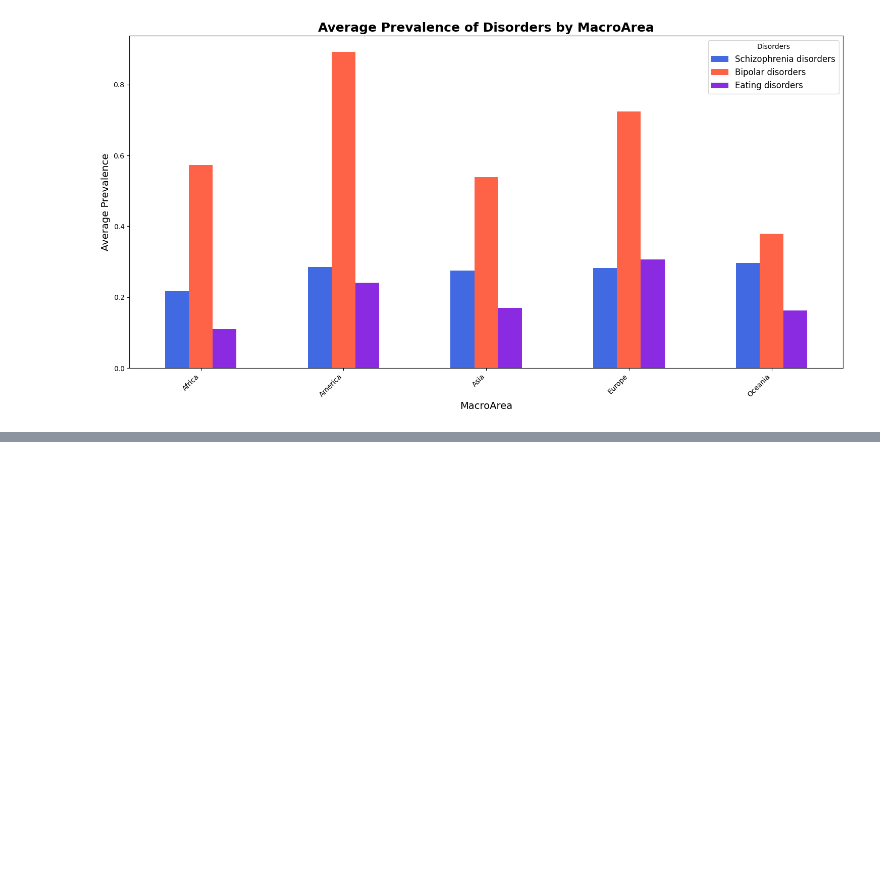
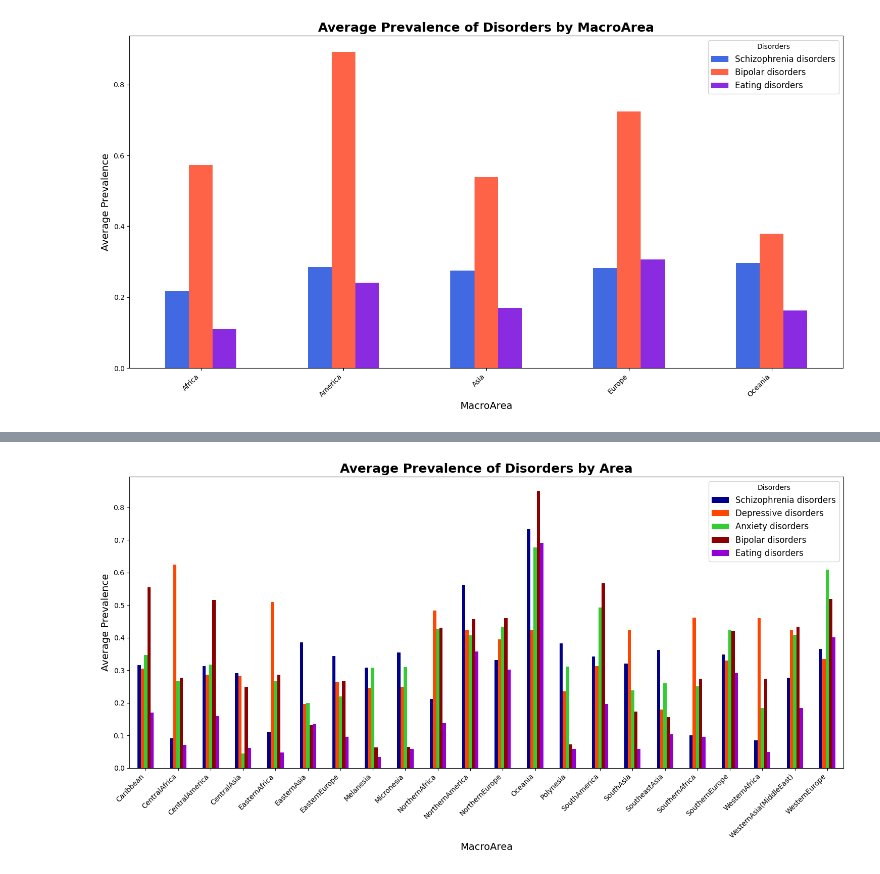
Before and after one commit to ZandomeneghiChiara/MentalHealth_SR, a Jupyter notebook: MentalHealth_SR.ipynb, the cells around one changed output, grey strips where cells are left out. Saved outputs shown, nothing was run; the diff lists cells and outputs as text; code cells hidden in the pictures; blank space fills up the shorter version.

```diff
--- a/MentalHealth_SR.ipynb
+++ b/MentalHealth_SR.ipynb
@@ -955,0 +958,4 @@ plt.show()
+# %%
+disorders = ['Schizophrenia disorders','Depressive disorders','Anxiety disorders','Bipolar disorders','Eating disorders']
+normalized_df = filtered_df1[disorders]
+normalized_df
@@ -955,0 +976,3 @@ plt.show()
+# %%
+norm_df1 = (normalized_df-normalized_df.min())/(normalized_df.max()-normalized_df.min())
+norm_df1
@@ -955,0 +993,5 @@ plt.show()
+# %%
+norm_df1['Entity'] = filtered_df1['Entity']
+norm_df1['Area'] = filtered_df1['Area']
+norm_df1['MacroArea'] = filtered_df1['MacroArea']
+norm_df1
@@ -955,0 +1012,22 @@ plt.show()
+# %%
+# Remove spaces from area names
+norm_df1['Area'] = filtered_df1['Area'] .str.replace(' ', '')
+
+# Group the data by 'Area' and calculate the mean for each disorder
+
+plotdata = norm_df1.groupby('Area')[disorders].mean()
+
+# Define the colors for each disorder
+colors = ['darkblue', 'orangered', 'limegreen', 'darkred', 'darkviolet']
+
+# Plotting
+plotdata.plot(kind="bar", figsize=(15, 8), color=colors)
+plt.title('Average Prevalence of Disorders by Area', fontsize=18, weight='bold')
+plt.xlabel('MacroArea', fontsize=14)
+plt.ylabel('Average Prevalence', fontsize=14)
+plt.legend(title='Disorders', fontsize=12)
+plt.xticks(rotation=45, ha='right')
+plt.tight_layout()
+plt.show()
+# %% [output]
+[figure, added]
```
Also changed, not shown: parts of 7 cells of this notebook.
